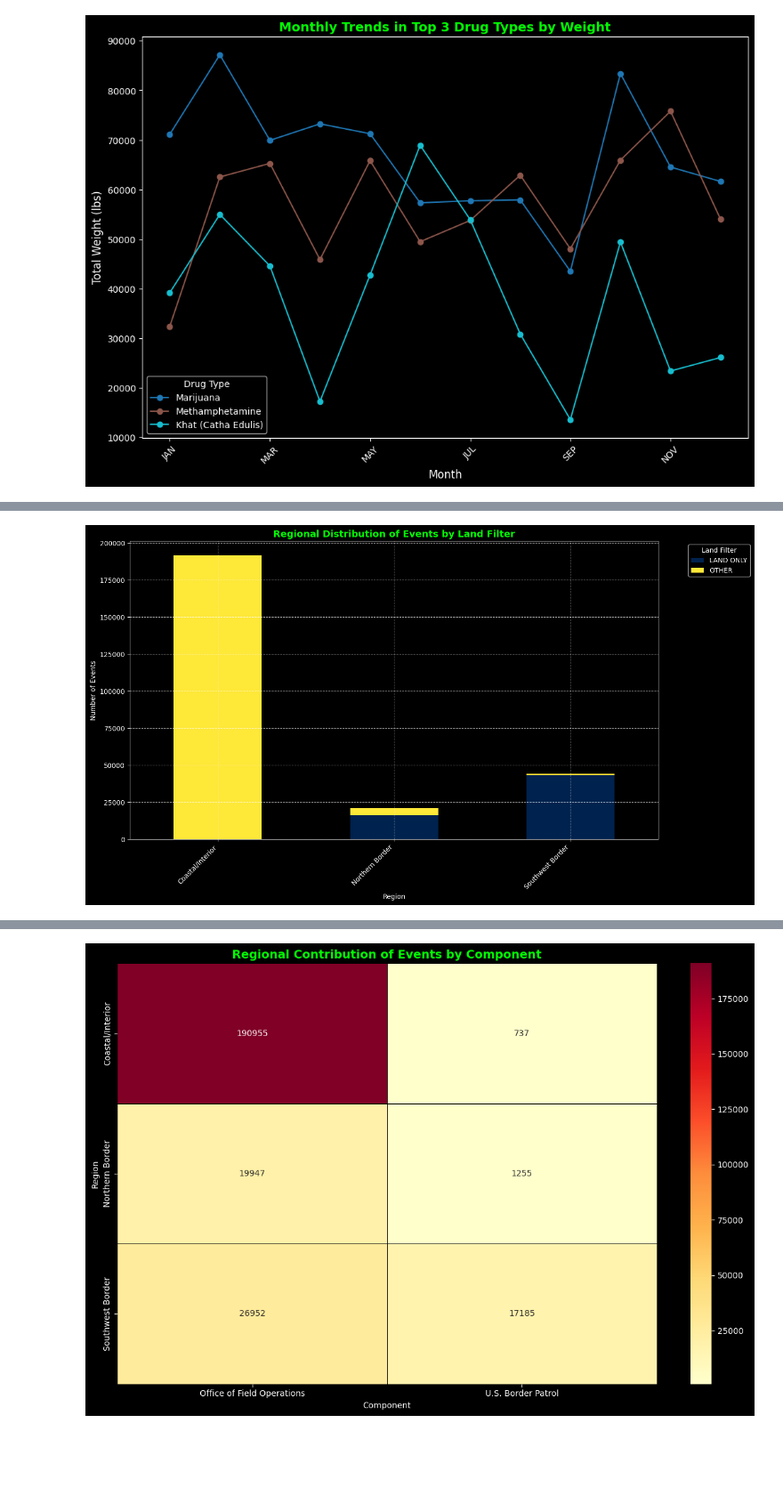
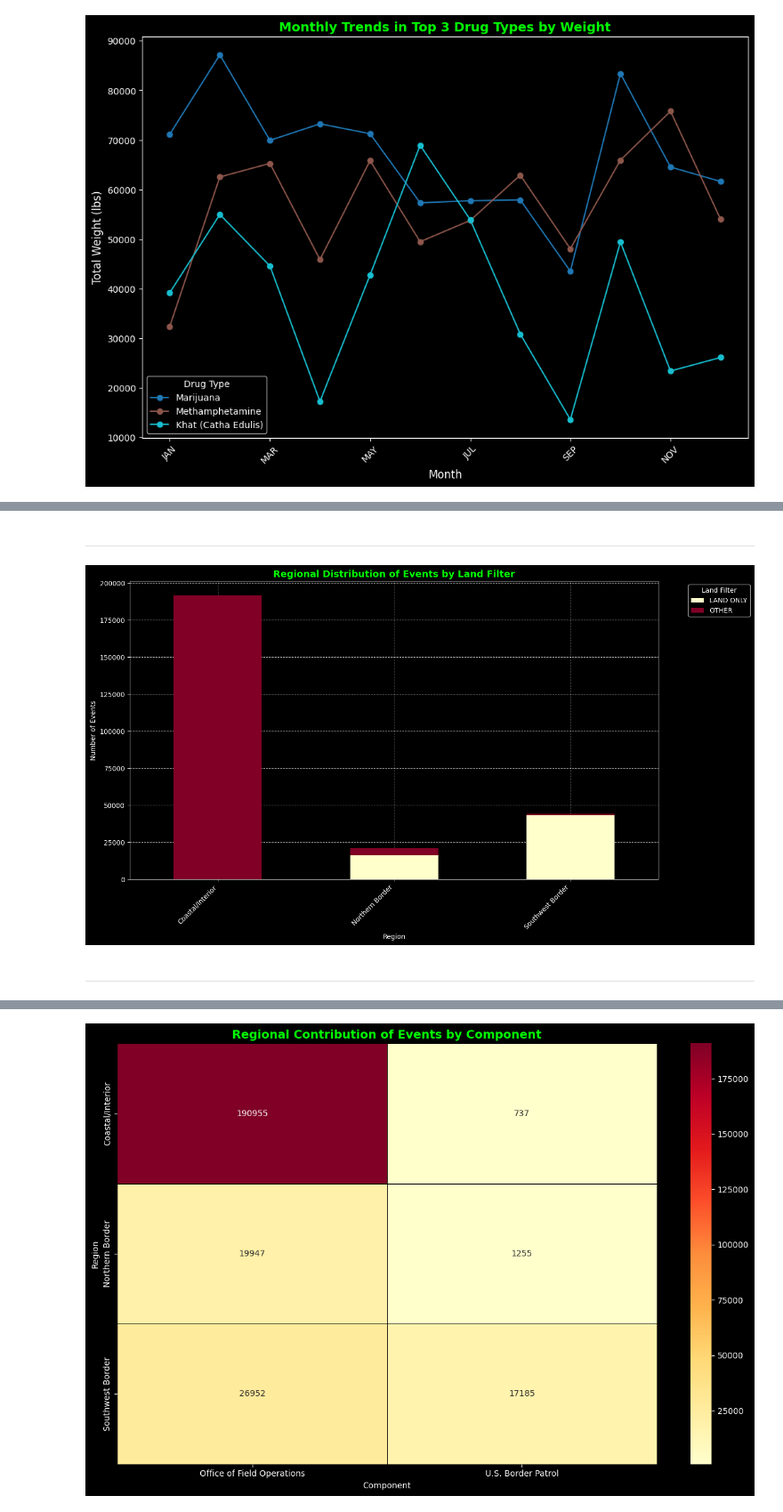
Before and after one commit to devarshh/Drug-Data-Analysis, a Jupyter notebook: EDA_Nationwide_Drug_Seizures.ipynb, the cells around one changed output, grey strips where cells are left out. Shown at 89% size. Cells and saved outputs as stored; diff of their text form; code cells hidden in the pictures; blank space fills up the shorter version.

```diff
--- a/EDA_Nationwide_Drug_Seizures.ipynb
+++ b/EDA_Nationwide_Drug_Seizures.ipynb
@@ -230,16 +434,20 @@ plt.show()
+# %% [markdown]
+---
 # %%
 # Aggregating data for regional analysis with land filter
 regional_land_filter = data.groupby(['Region', 'Land Filter'])['Count of Event'].sum().unstack(fill_value=0)
 
 # Plotting a stacked bar chart for events by region and land filter
-regional_land_filter.plot(kind='bar', stacked=True, figsize=(14, 8), colormap='cividis')
+regional_land_filter.plot(kind='bar', stacked=True, figsize=(14, 8), colormap='YlOrRd', zorder=2)
 plt.title('Regional Distribution of Events by Land Filter', fontsize=14, fontweight='bold', color='lime')
 plt.xlabel('Region')
 plt.ylabel('Number of Events')
 plt.xticks(rotation=45, ha='right')
 plt.legend(title='Land Filter', bbox_to_anchor=(1.05, 1), loc='upper left')
-plt.grid(axis='both', linestyle='--', alpha=0.7)
+plt.grid(axis='both', linestyle='--', alpha=0.7, zorder=1)
 plt.tight_layout()
 plt.show()
 # %% [output]
-[figure, old version]
+[figure, new version]
+# %% [markdown]
+---
```
Also changed, not shown: parts of 53 cells of this notebook.
